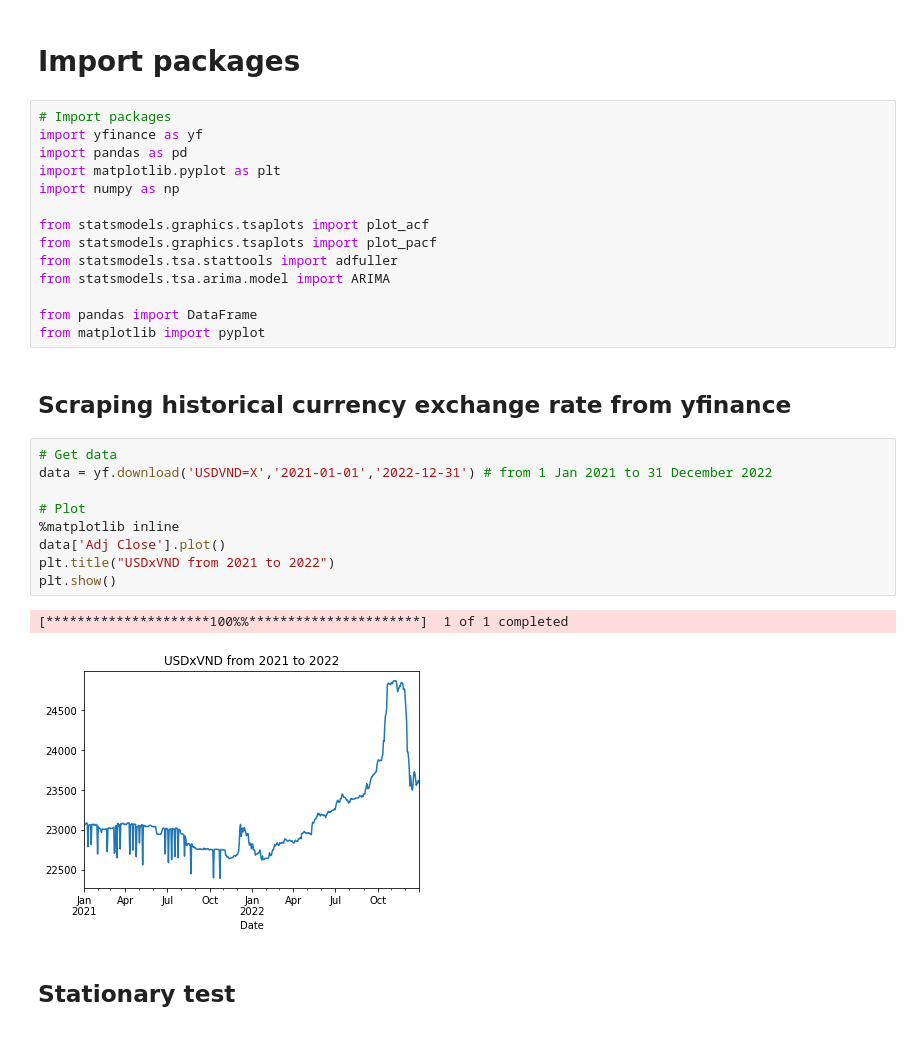
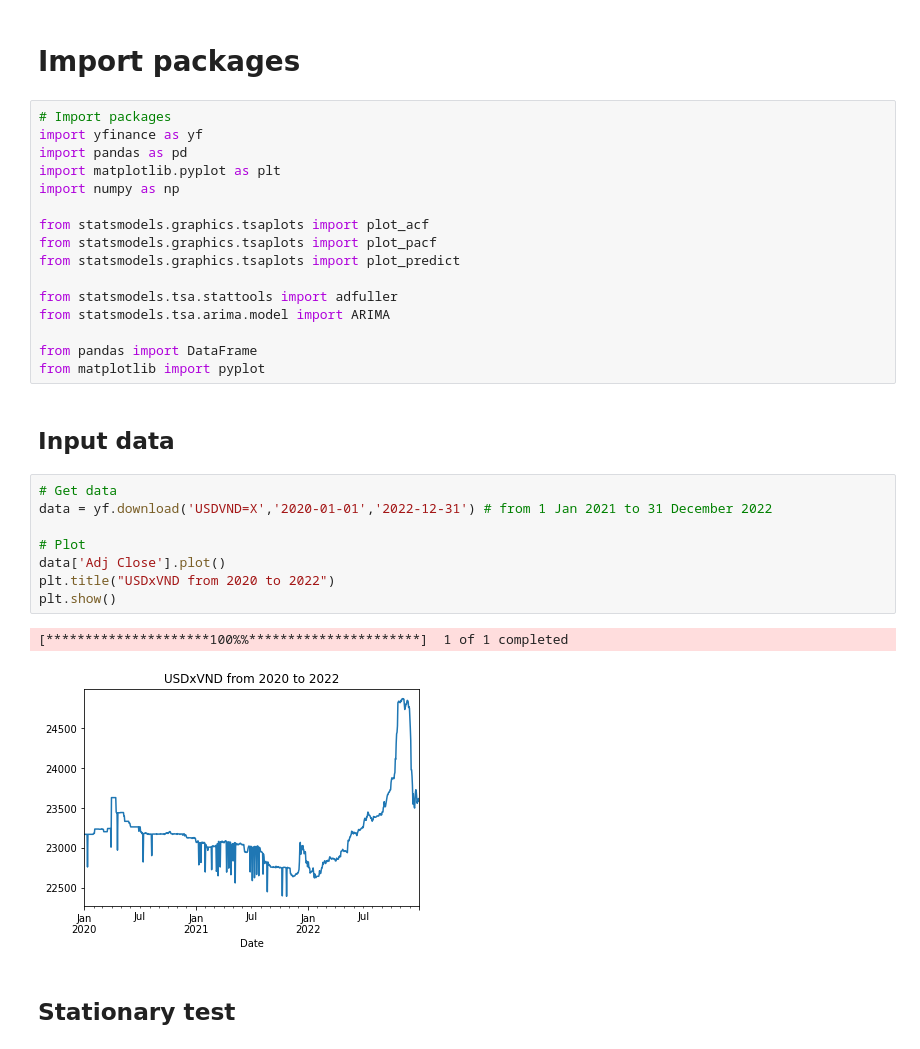
Before and after one commit to czarhirah/Econometrics, a Jupyter notebook: Zah/ARIMA v1.ipynb, the cells around one changed output. Cells and saved outputs as stored; diff of their text form.

```diff
--- a/Zah/ARIMA v1.ipynb
+++ b/Zah/ARIMA v1.ipynb
@@ -13,25 +13,26 @@ import numpy as np
 
 from statsmodels.graphics.tsaplots import plot_acf
 from statsmodels.graphics.tsaplots import plot_pacf
+from statsmodels.graphics.tsaplots import plot_predict
+
 from statsmodels.tsa.stattools import adfuller
 from statsmodels.tsa.arima.model import ARIMA
 
 from pandas import DataFrame
 from matplotlib import pyplot
-# %% [markdown]
-## Scraping historical currency exchange rate from yfinance
+# %% [markdown]
+## Input data
 # %%
 # Get data
-data = yf.download('USDVND=X','2021-01-01','2022-12-31') # from 1 Jan 2021 to 31 December 2022
+data = yf.download('USDVND=X','2020-01-01','2022-12-31') # from 1 Jan 2021 to 31 December 2022
 
 # Plot
-%matplotlib inline
 data['Adj Close'].plot()
-plt.title("USDxVND from 2021 to 2022")
+plt.title("USDxVND from 2020 to 2022")
 plt.show()
 # %% [output]
 [*********************100%%**********************]  1 of 1 completed
-[figure, old version]
+[figure, new version]
 # %% [markdown]
 ## Stationary test
 # %%
```
Also changed, not shown: parts of 10 cells of this notebook, 1 other file.
